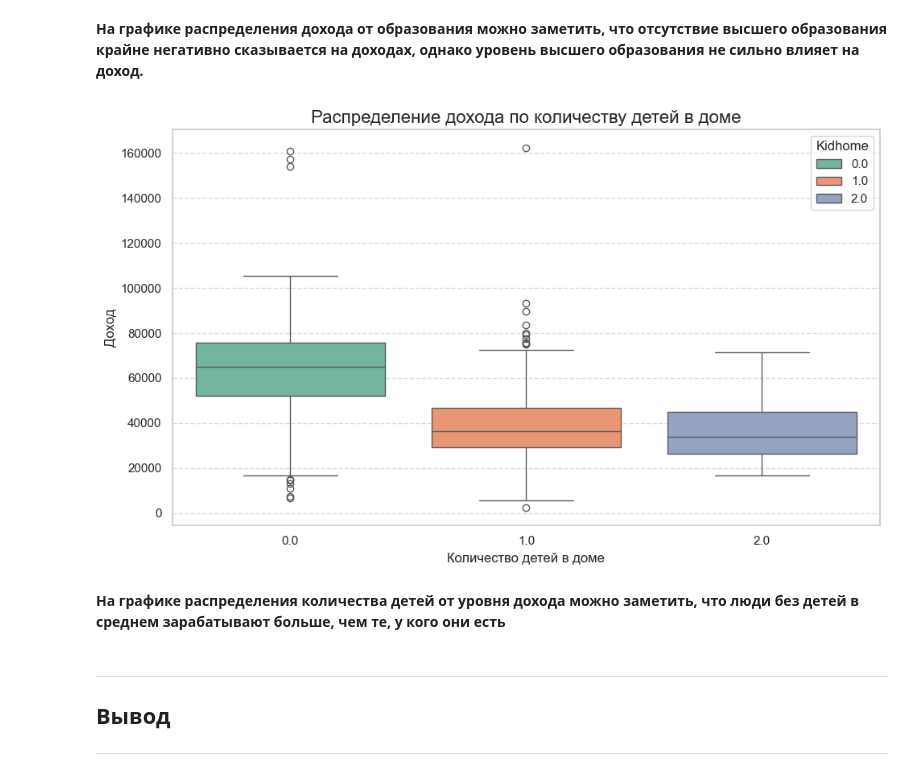
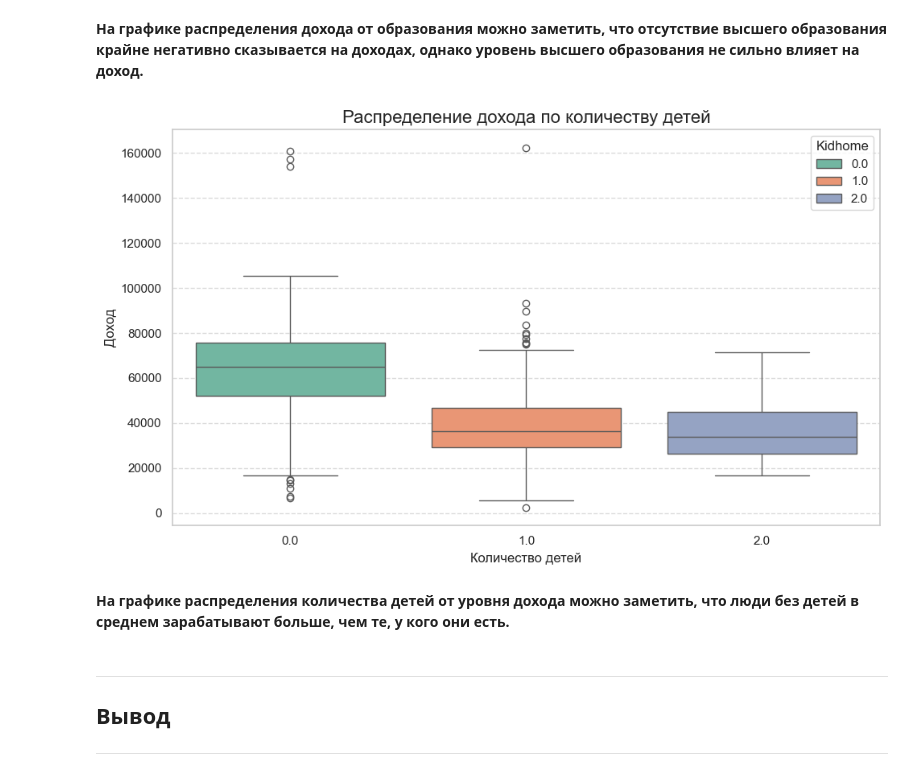
Before and after one commit to NotChelovec/Introduction_to_Data_Analysis, a Jupyter notebook: Lab2/lab2_RyabovDS.ipynb, the cells around one changed output. Cells and saved outputs as stored; diff of their text form; code cells hidden in the pictures.

```diff
--- a/Lab2/lab2_RyabovDS.ipynb
+++ b/Lab2/lab2_RyabovDS.ipynb
@@ -417,25 +449,25 @@ plt.show()
 # %%
 plt.figure(figsize=(10, 6))
 # Seaborn автоматически группирует данные по 'Kidhome'
 sns.boxplot(
     x='Kidhome',
     y='Income',
     data=df,
     hue='Kidhome',
     palette='Set2',
     order=sorted(df['Kidhome'].unique()), # Гарантируем правильный порядок осей
 )
 
-plt.title('Распределение дохода по количеству детей в доме', fontsize=16)
-plt.xlabel('Количество детей в доме', fontsize=12)
+plt.title('Распределение дохода по количеству детей', fontsize=16)
+plt.xlabel('Количество детей', fontsize=12)
 plt.ylabel('Доход', fontsize=12)
 plt.grid(True, axis='y', linestyle='--', alpha=0.7)
 plt.tight_layout()
 plt.show()
 # %% [output]
-[figure, old version]
+[figure, new version]
 # %% [markdown]
-**На графике распределения количества детей от уровня дохода можно заметить, что люди без детей в среднем зарабатывают больше, чем те, у кого они есть**
+**На графике распределения количества детей от уровня дохода можно заметить, что люди без детей в среднем зарабатывают больше, чем те, у кого они есть.**
 # %% [markdown]
 ---
 ## Вывод
```
Also changed, not shown: parts of 7 cells of this notebook.
